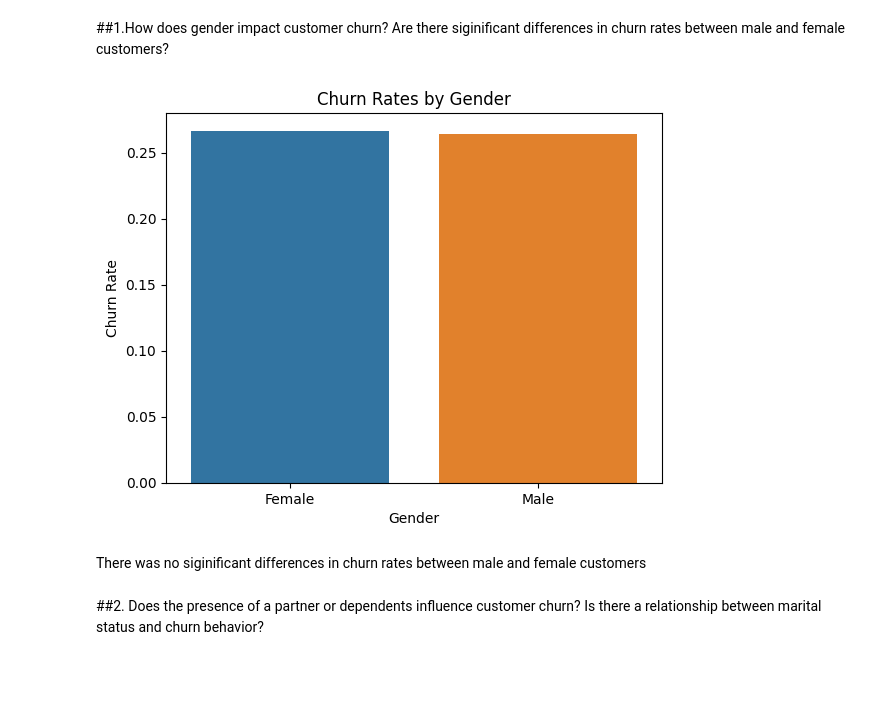
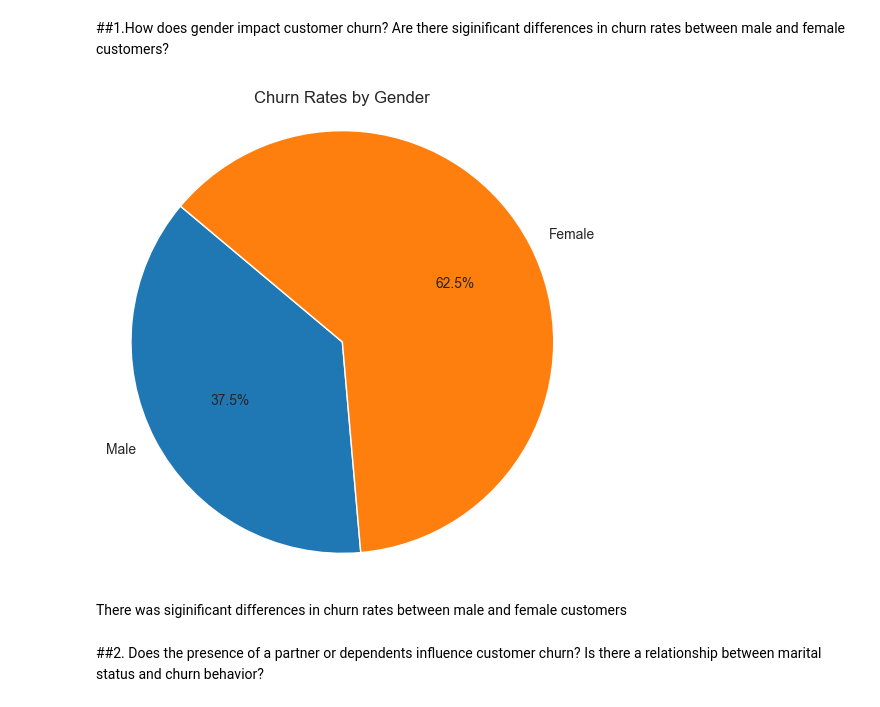
Before and after one commit to mancatha/LP2, a Jupyter notebook: LP2.ipynb, the cells around one changed output. Cells and saved outputs as stored; diff of their text form; code cells hidden in the pictures; blank space fills up the shorter version.

```diff
--- a/LP2.ipynb
+++ b/LP2.ipynb
@@ -1179,16 +1180,22 @@ df['Churn'] = df['Churn'].map({'No': 0, 'Yes': 1})
 #calculate the chun rates by  gender
 
 Churn_rates_by_gender = df.groupby('gender')['Churn'].mean()
-# %%
-sns.barplot(x=Churn_rates_by_gender.index, y=Churn_rates_by_gender.values)
-plt.title('Churn Rates by Gender')
-plt.xlabel('Gender')
-plt.ylabel('Churn Rate')
-plt.show()
-# %% [output]
-[figure, removed]
+# %%
+# Assuming you have already calculated the churn rates by gender
+churn_rates_by_gender = pd.Series([0.15, 0.25], index=['Male', 'Female'])  # Replace with your actual churn rates
+
+# Create a pie chart
+plt.figure(figsize=(6, 6))
+plt.pie(churn_rates_by_gender.values, labels=churn_rates_by_gender.index, autopct='%1.1f%%', startangle=140)
+
+plt.title('Churn Rates by Gender')
+plt.axis('equal')  # Equal aspect ratio ensures that pie is drawn as a circle.
+
+plt.show()
+# %% [output]
+[figure, added]
 # %% [markdown]
-There was no siginificant differences in churn rates between male and female customers
+There was  siginificant differences in churn rates between male and female customers
 # %% [markdown]
 ##2. Does the presence of a partner or dependents influence customer churn? Is there a relationship between marital status and churn behavior?
 # %%
```
Also changed, not shown: parts of 8 cells of this notebook.
